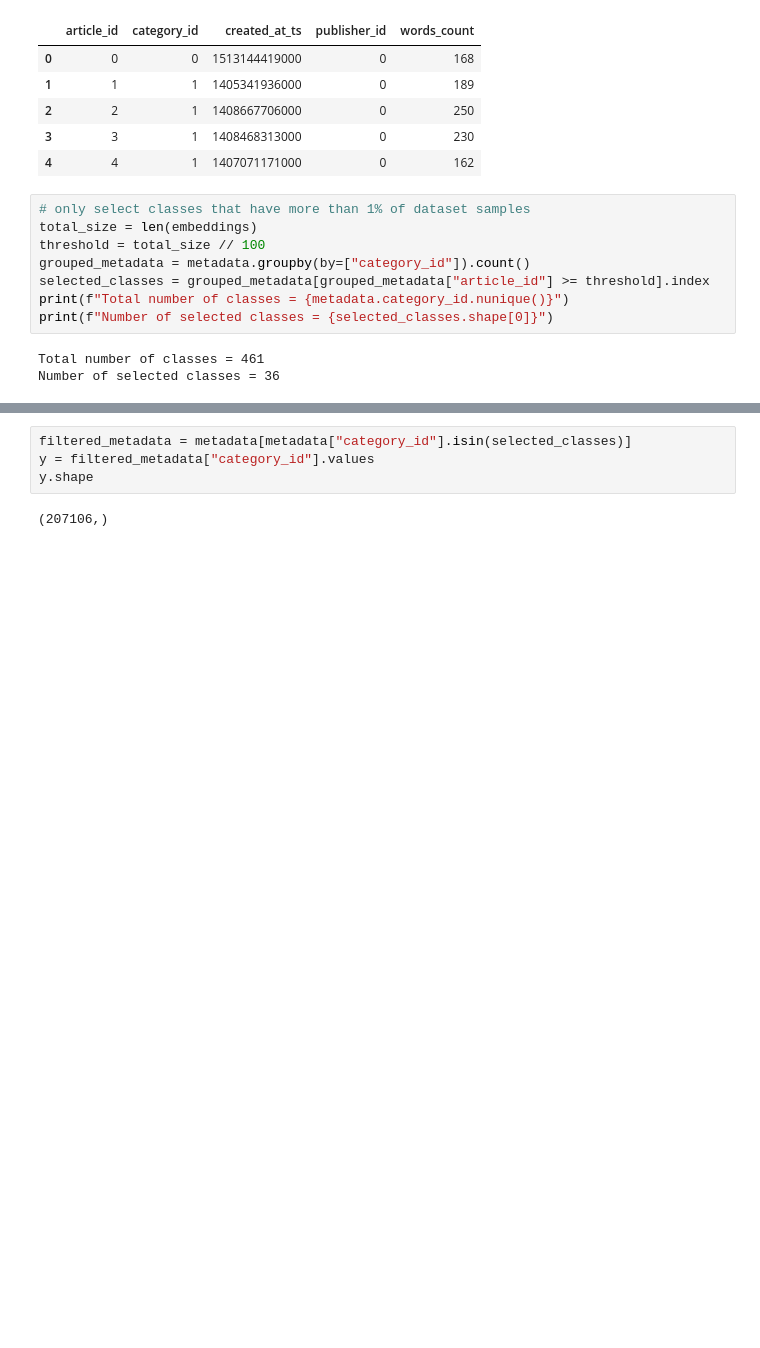
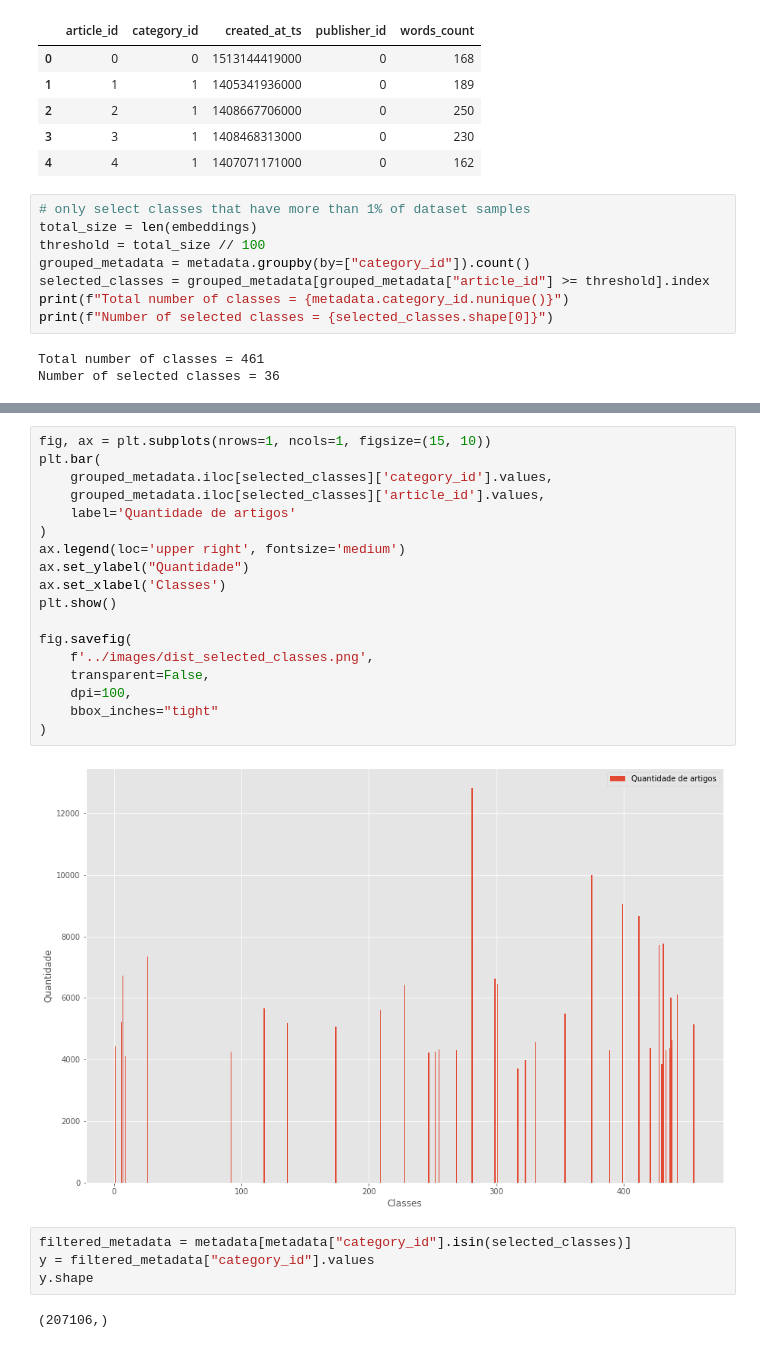
Before and after one commit to gbfelgas/cpe721, a Jupyter notebook: notebooks/exploratory-analysis.ipynb, the cells around one changed output, grey strips where cells are left out. Saved outputs shown, nothing was run; the diff lists cells and outputs as text; blank space fills up the shorter version.

```diff
--- a/notebooks/exploratory-analysis.ipynb
+++ b/notebooks/exploratory-analysis.ipynb
@@ -32,3 +69,23 @@ Number of selected classes = 36
+# %%
+fig, ax = plt.subplots(nrows=1, ncols=1, figsize=(15, 10))
+plt.bar(
+    grouped_metadata.iloc[selected_classes]['category_id'].values,
+    grouped_metadata.iloc[selected_classes]['article_id'].values,
+    label='Quantidade de artigos'
+)
+ax.legend(loc='upper right', fontsize='medium')
+ax.set_ylabel("Quantidade")
+ax.set_xlabel('Classes')
+plt.show()
+
+fig.savefig(
+    f'../images/dist_selected_classes.png',
+    transparent=False,
+    dpi=100,
+    bbox_inches="tight"
+)
+# %% [output]
+[figure, added]
 # %%
 filtered_metadata = metadata[metadata["category_id"].isin(selected_classes)]
 y = filtered_metadata["category_id"].values
```
Also changed, not shown: parts of 7 cells of this notebook, 4 other files.
